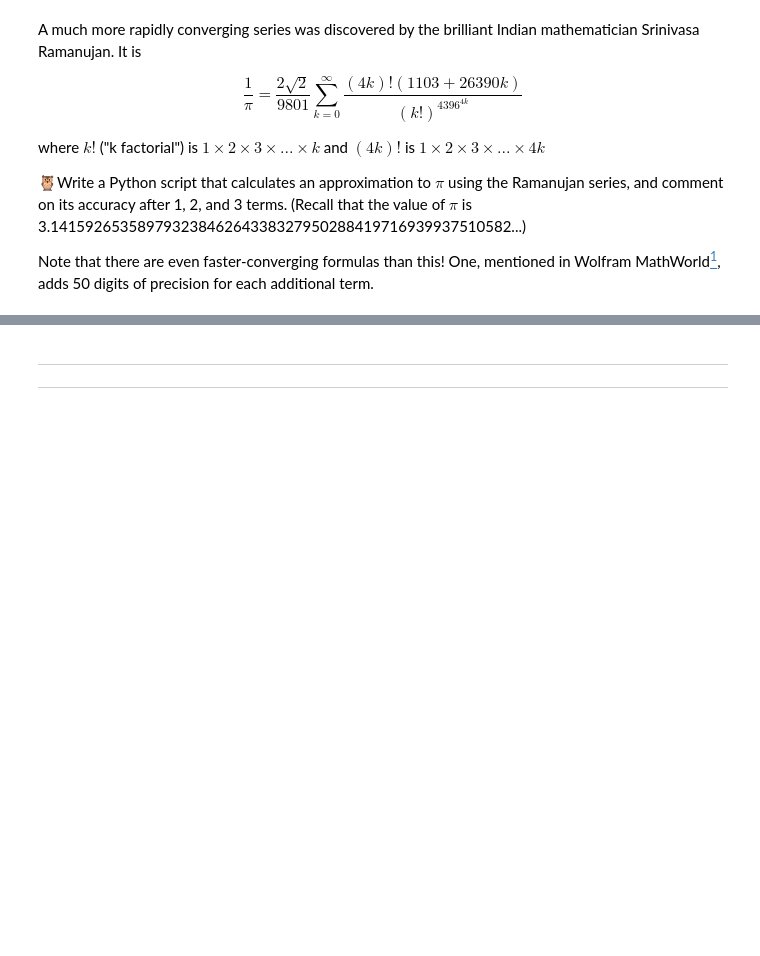
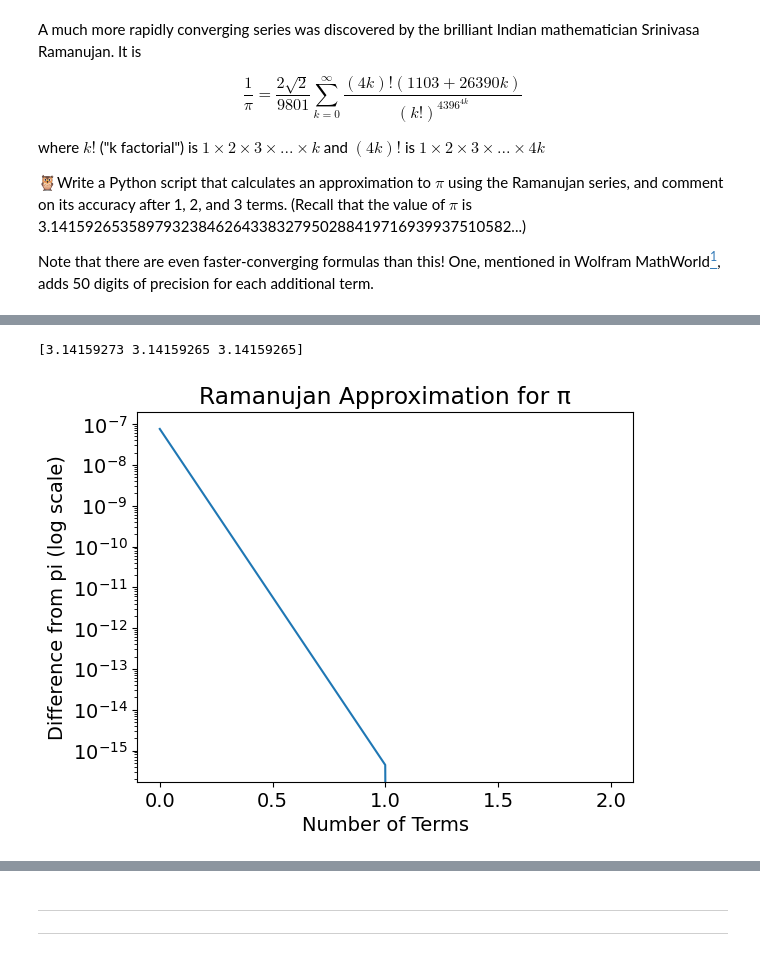
Before and after one commit to mihirt2/mihirt2, a Jupyter notebook: IntroductionToComputationalPhysics/N_Ways_of_Measuring_PI.ipynb, the cells around one changed output, grey strips where cells are left out. Cells and saved outputs as stored; diff of their text form; code cells hidden in the pictures; blank space fills up the shorter version.

```diff
--- a/IntroductionToComputationalPhysics/N_Ways_of_Measuring_PI.ipynb
+++ b/IntroductionToComputationalPhysics/N_Ways_of_Measuring_PI.ipynb
@@ -182,3 +202,19 @@ You might only get the $k=0$ and $k=1$ term on your plot because of how quickly
+# %%
+# ANSWER ME
+factor = 2**(3/2)/9801
+piList = [factor*math.factorial(4*n)*(1103+26390*n)/((math.factorial(n)**4)*(396**(4*n))) for n in range(0,3)]
+piList_cumulative = np.cumsum(piList)
+piList_cumulative = np.array([1/element for element in piList_cumulative])
+print(piList_cumulative)
+plt.plot(np.abs(np.pi-piList_cumulative))
+plt.xlabel("Number of Terms")
+plt.ylabel("Difference from pi (log scale)")
+plt.title("Ramanujan Approximation for \u03C0")
+plt.yscale('log')
+plt.show()
+# %% [output]
+[3.14159273 3.14159265 3.14159265]
+[figure, added]
 # %% [markdown]
 <div><img src="https://clark.physics.illinois.edu/246img/AnsEnd.svg" width=200 align=left alt="Answer (end)"></img><br></div>
 # %% [markdown]
```
Also changed, not shown: parts of 26 cells of this notebook.
